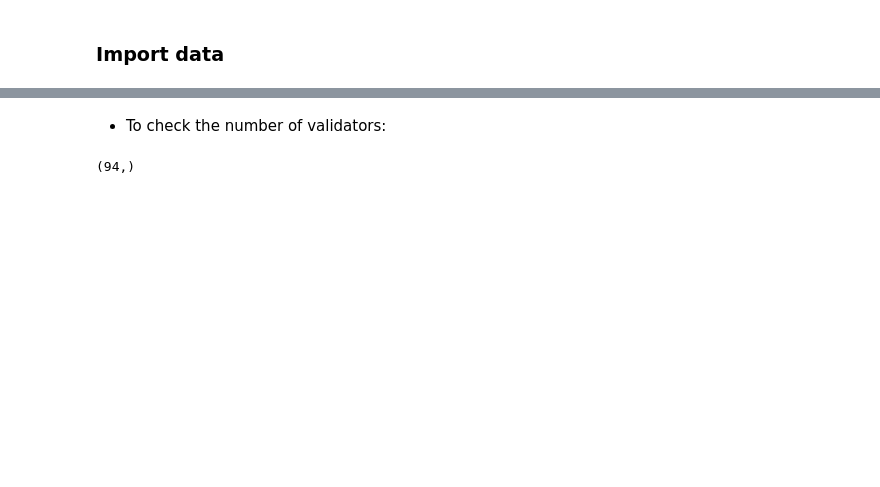
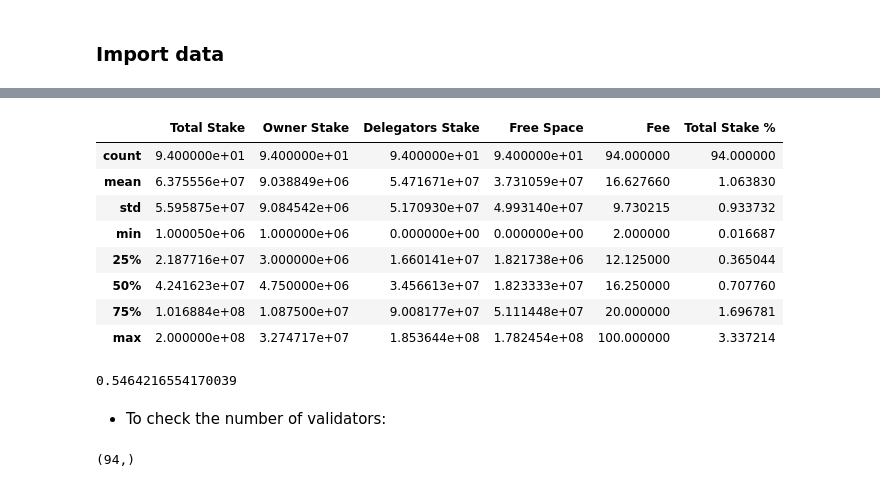
Before and after one commit to magurh/flare-metrics, a Jupyter notebook: notebooks/stake_analysis.ipynb, the cells around one changed output, grey strips where cells are left out. Drawn from its saved outputs; the diff is of its cells as text; code cells hidden in the pictures; blank space fills up the shorter version.

```diff
--- a/notebooks/stake_analysis.ipynb
+++ b/notebooks/stake_analysis.ipynb
@@ -26,3 +26,22 @@ flare_metrics_df.head()
+# %%
+total_stake = flare_metrics_df['Total Stake'].sum()
+flare_metrics_df['Total Stake %'] = flare_metrics_df['Total Stake']/total_stake*100
+# %%
+flare_metrics_df.describe()
+# %% [output]
+|  | Total Stake | Owner Stake | Delegators Stake | Free Space | Fee | Total Stake % |
+| count | 9.400000e+01 | 9.400000e+01 | 9.400000e+01 | 9.400000e+01 | 94.000000 | 94.000000 |
+| mean | 6.375556e+07 | 9.038849e+06 | 5.471671e+07 | 3.731059e+07 | 16.627660 | 1.063830 |
+| std | 5.595875e+07 | 9.084542e+06 | 5.170930e+07 | 4.993140e+07 | 9.730215 | 0.933732 |
+| min | 1.000050e+06 | 1.000000e+06 | 0.000000e+00 | 0.000000e+00 | 2.000000 | 0.016687 |
+| 25% | 2.187716e+07 | 3.000000e+06 | 1.660141e+07 | 1.821738e+06 | 12.125000 | 0.365044 |
+| 50% | 4.241623e+07 | 4.750000e+06 | 3.456613e+07 | 1.823333e+07 | 16.250000 | 0.707760 |
+| 75% | 1.016884e+08 | 1.087500e+07 | 9.008177e+07 | 5.111448e+07 | 20.000000 | 1.696781 |
+| max | 2.000000e+08 | 3.274717e+07 | 1.853644e+08 | 1.782454e+08 | 100.000000 | 3.337214 |
+# %%
+flare_metrics_df['Owner Stake'].max()/total_stake*100
+# %% [output]
+0.5464216554170039
 # %% [markdown]
 - To check the number of validators:
 # %%
```
Also changed, not shown: parts of 2 cells of this notebook, 1 other file.
